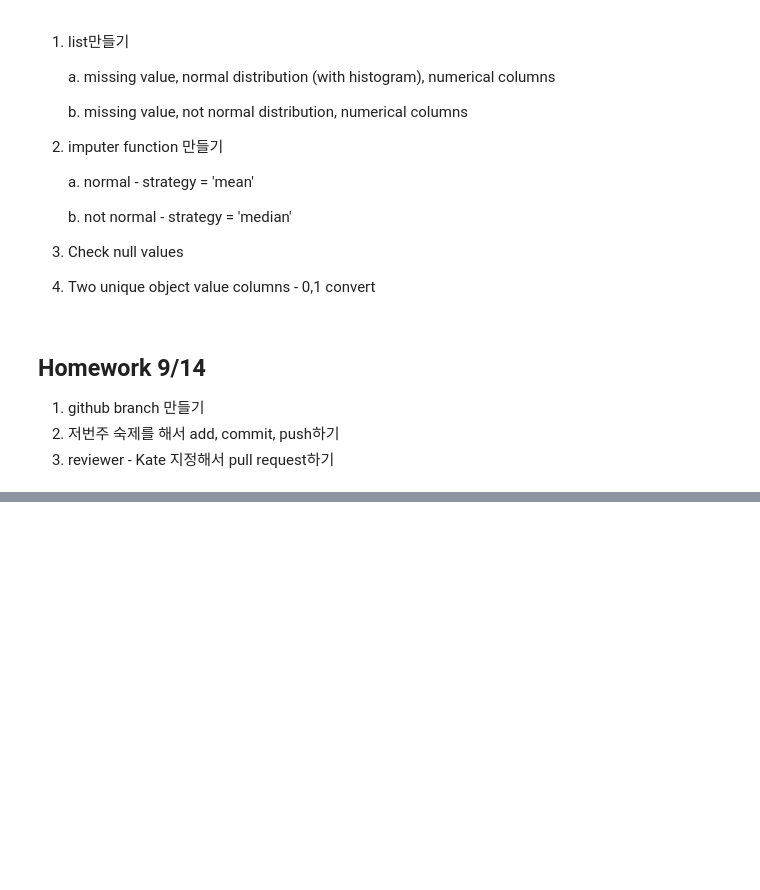
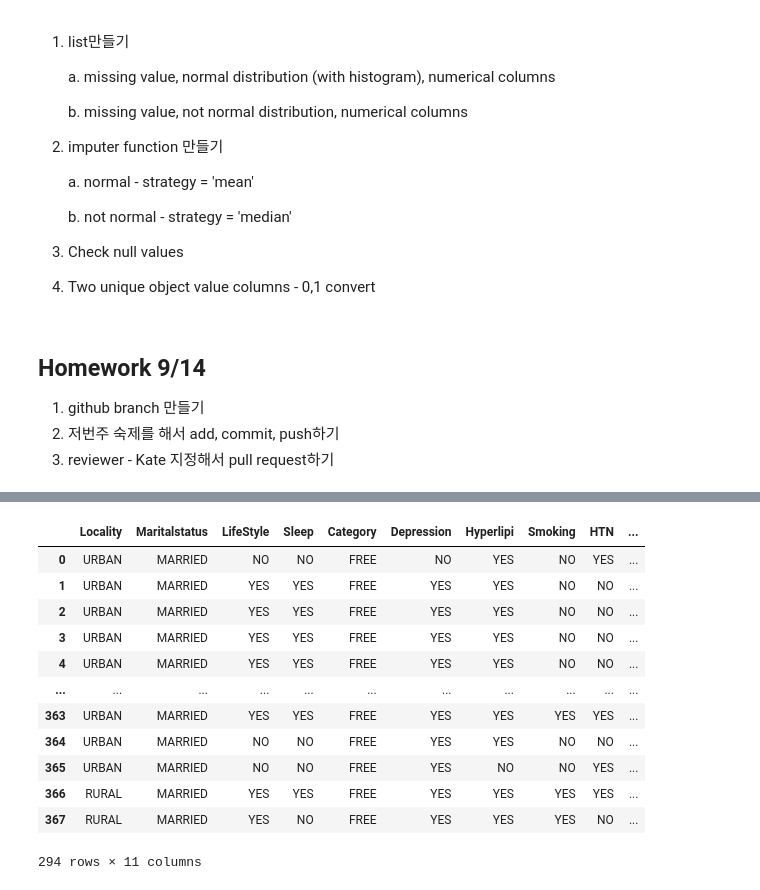
Before and after one commit to dwjkate/DS_Study2022, a Jupyter notebook: Heart Failure Classification.ipynb, the cells around one changed output, grey strips where cells are left out. Cells and saved outputs as stored; diff of their text form; code cells hidden in the pictures; blank space fills up the shorter version.

```diff
--- a/Heart Failure Classification.ipynb
+++ b/Heart Failure Classification.ipynb
@@ -385,0 +456,3 @@ df.head()
+# %%
+for i in non_cat_null_list:
+    numerical_imputer(df, i)
@@ -385,0 +499,23 @@ df.head()
+# %%
+# Find a list of columns which have missing values AND its dtype is object
+nunique_obj_list = []
+
+for i in nunique_list:
+    if df[i].dtypes == 'object':
+        nunique_obj_list.append(i)
+# %%
+df[nunique_obj_list]
+# %% [output]
+|  | Locality | Maritalstatus | LifeStyle | Sleep | Category | Depression | Hyperlipi | Smoking | HTN | ... |
+| 0 | URBAN | MARRIED | NO | NO | FREE | NO | YES | NO | YES | ... |
+| 1 | URBAN | MARRIED | YES | YES | FREE | YES | YES | NO | NO | ... |
+| 2 | URBAN | MARRIED | YES | YES | FREE | YES | YES | NO | NO | ... |
+| 3 | URBAN | MARRIED | YES | YES | FREE | YES | YES | NO | NO | ... |
+| 4 | URBAN | MARRIED | YES | YES | FREE | YES | YES | NO | NO | ... |
+| ... | ... | ... | ... | ... | ... | ... | ... | ... | ... | ... |
+| 363 | URBAN | MARRIED | YES | YES | FREE | YES | YES | YES | YES | ... |
+| 364 | URBAN | MARRIED | NO | NO | FREE | YES | YES | NO | NO | ... |
+| 365 | URBAN | MARRIED | NO | NO | FREE | YES | NO | NO | YES | ... |
+| 366 | RURAL | MARRIED | YES | YES | FREE | YES | YES | YES | YES | ... |
+| 367 | RURAL | MARRIED | YES | NO | FREE | YES | YES | YES | NO | ... |
+294 rows × 11 columns
```
Also changed, not shown: parts of 11 cells of this notebook.
